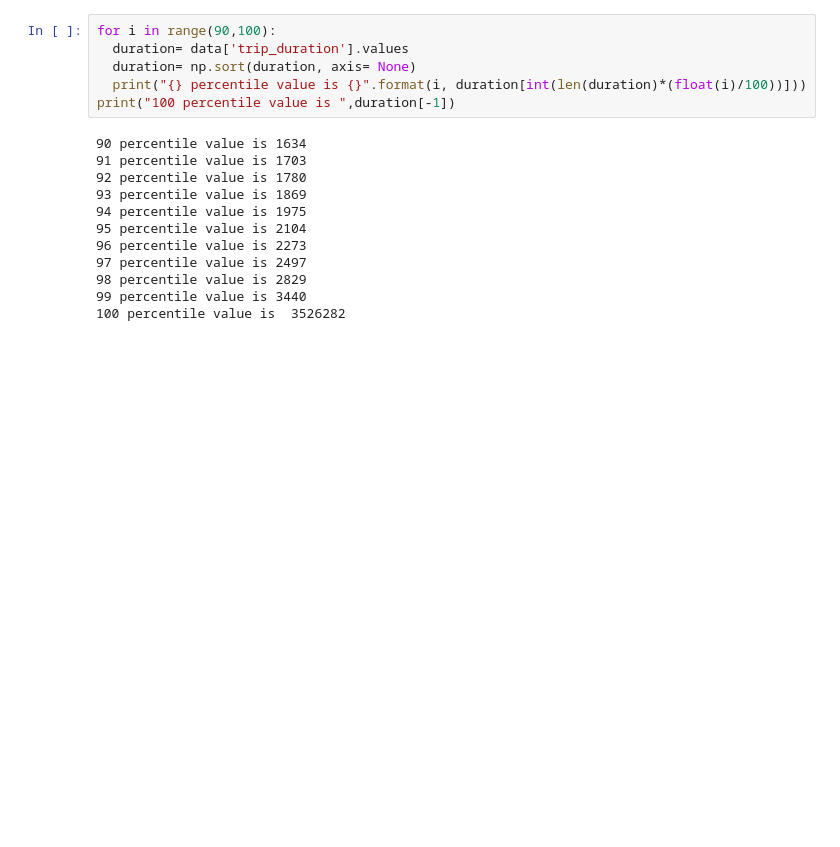
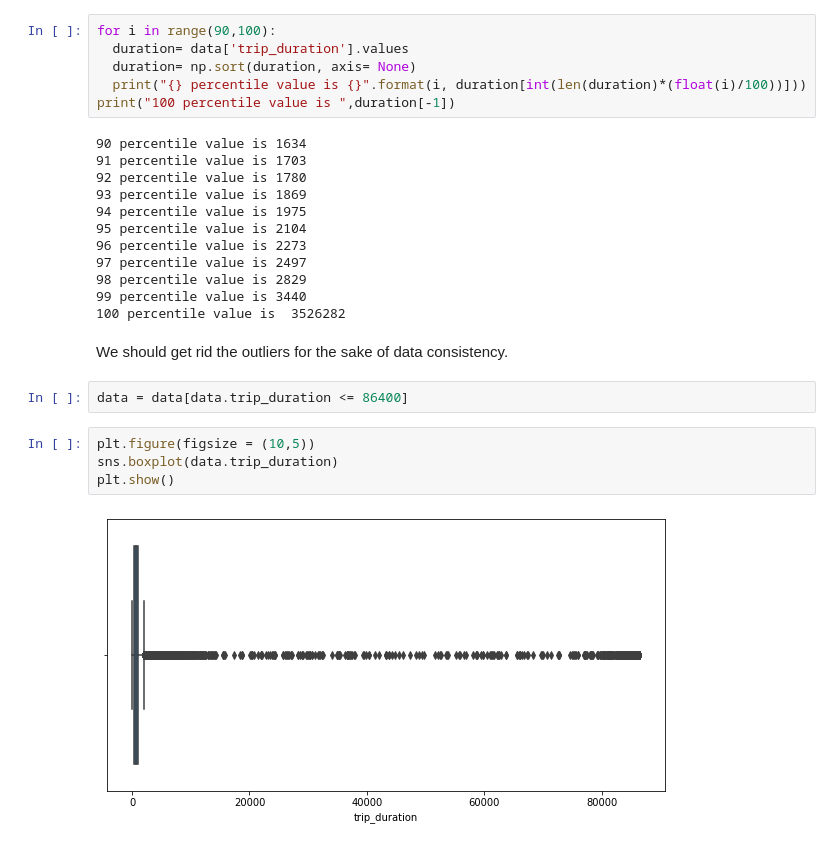
Before and after one commit to AmirKhan6219/NYC-Taxi-Trip-Time-Prediction, a Jupyter notebook: NYC_Taxi_Trip_Time_prediction.ipynb, the cells around one changed output. Saved outputs shown, nothing was run; the diff lists cells and outputs as text; blank space fills up the shorter version.

```diff
--- a/NYC_Taxi_Trip_Time_prediction.ipynb
+++ b/NYC_Taxi_Trip_Time_prediction.ipynb
@@ -219,3 +219,13 @@ print("100 percentile value is ",duration[-1])
 98 percentile value is 2829
 99 percentile value is 3440
 100 percentile value is  3526282
+# %% [markdown]
+We should get rid the outliers for the sake of data consistency.
+# %%
+data = data[data.trip_duration <= 86400]
+# %%
+plt.figure(figsize = (10,5))
+sns.boxplot(data.trip_duration)
+plt.show()
+# %% [output]
+[figure, added]
```
Also changed, not shown: parts of 8 cells of this notebook.
